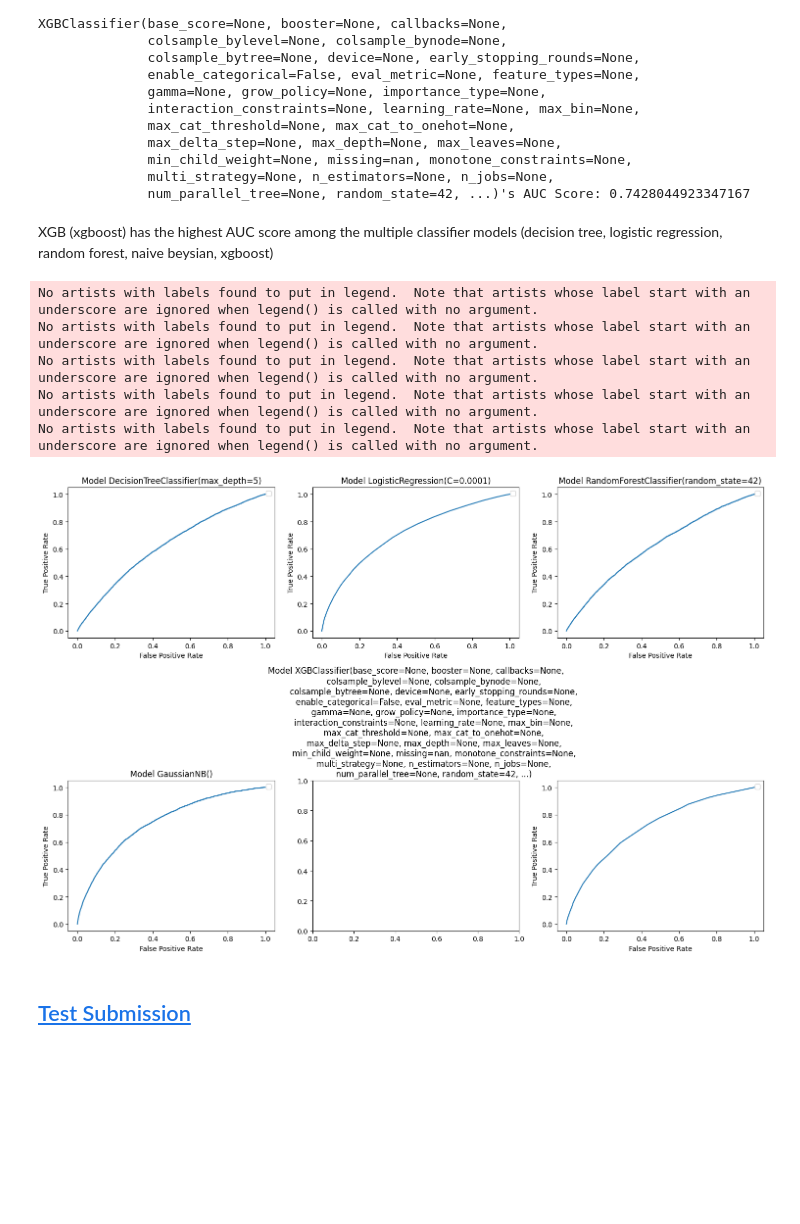
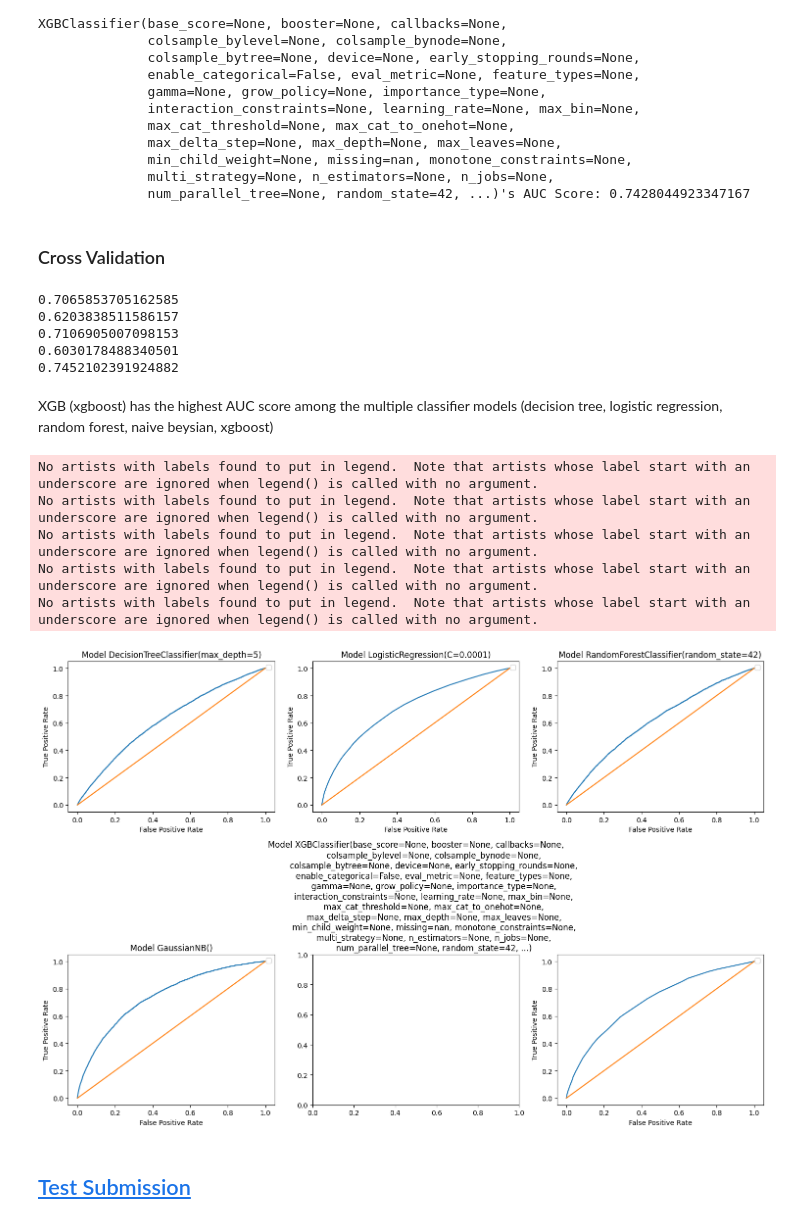
Before and after one commit to dongchanlim/MSBA, a Jupyter notebook: CapstoneProject/notebooks/Models/modeling.ipynb, the cells around one changed output. Saved outputs shown, nothing was run; the diff lists cells and outputs as text; code cells hidden in the pictures; blank space fills up the shorter version.

```diff
--- a/CapstoneProject/notebooks/Models/modeling.ipynb
+++ b/CapstoneProject/notebooks/Models/modeling.ipynb
@@ -387,3 +389,5 @@ XGBClassifier(base_score=None, booster=None, callbacks=None,
               min_child_weight=None, missing=nan, monotone_constraints=None,
               multi_strategy=None, n_estimators=None, n_jobs=None,
               num_parallel_tree=None, random_state=42, ...)'s AUC Score: 0.7428044923347167
+# %% [markdown]
+### Cross Validation
@@ -390,3 +401,12 @@ XGBClassifier(base_score=None, booster=None, callbacks=None,
+# %%
+for m in [dcn_tree, log_reg, rforest, nb, xgb]:
+    print(cross_valid5_score(m))
+# %% [output]
+0.7065853705162585
+0.6203838511586157
+0.7106905007098153
+0.6030178488340501
+0.7452102391924882
 # %% [markdown]
 XGB (xgboost) has the highest AUC score among the multiple classifier models (decision tree, logistic regression, random forest, naive beysian, xgboost)
 # %%
@@ -403,22 +423,23 @@ def plot_roc_curve(model):
 # %%
 models = [dcn_tree, log_reg, rforest, nb, xgb]
 
 fig, axs = plt.subplots(2, 3, figsize=(15, 10))
 axs = axs.flatten()
 
 for i, model in enumerate(models):
     plot_roc_curve(model)
+    plt.plot([0,1],[0,1],label='STR')
     plt.sca(axs[i])
     plt.title(f"Model {model}")
 
 plt.tight_layout()
 plt.show()
 # %% [output]
 No artists with labels found to put in legend.  Note that artists whose label start with an underscore are ignored when legend() is called with no argument.
 No artists with labels found to put in legend.  Note that artists whose label start with an underscore are ignored when legend() is called with no argument.
 No artists with labels found to put in legend.  Note that artists whose label start with an underscore are ignored when legend() is called with no argument.
 No artists with labels found to put in legend.  Note that artists whose label start with an underscore are ignored when legend() is called with no argument.
 No artists with labels found to put in legend.  Note that artists whose label start with an underscore are ignored when legend() is called with no argument.
-[figure, old version]
+[figure, new version]
 # %% [markdown]
 ## <a id='toc1_10_'></a>[Test Submission](#toc0_)
```
Also changed, not shown: parts of 3 cells of this notebook.
